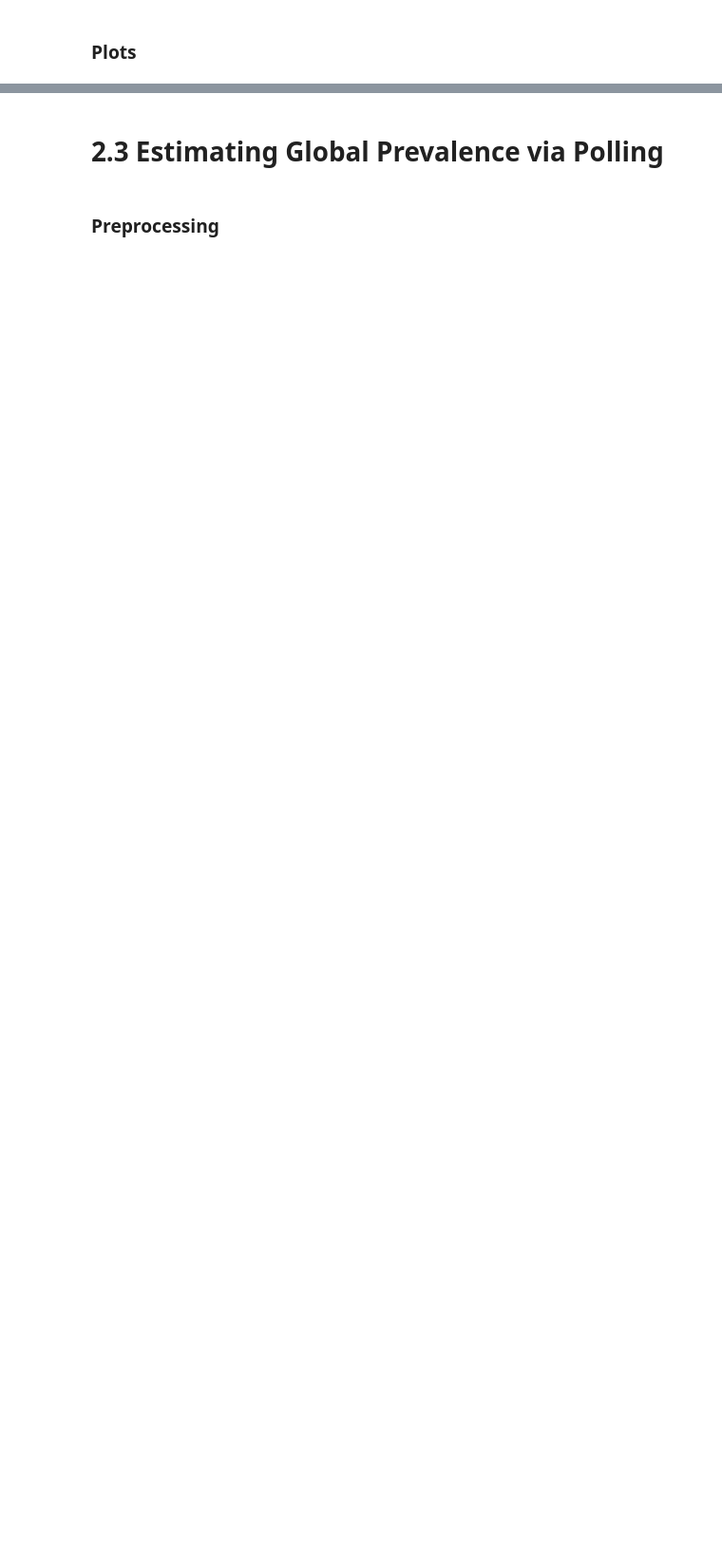
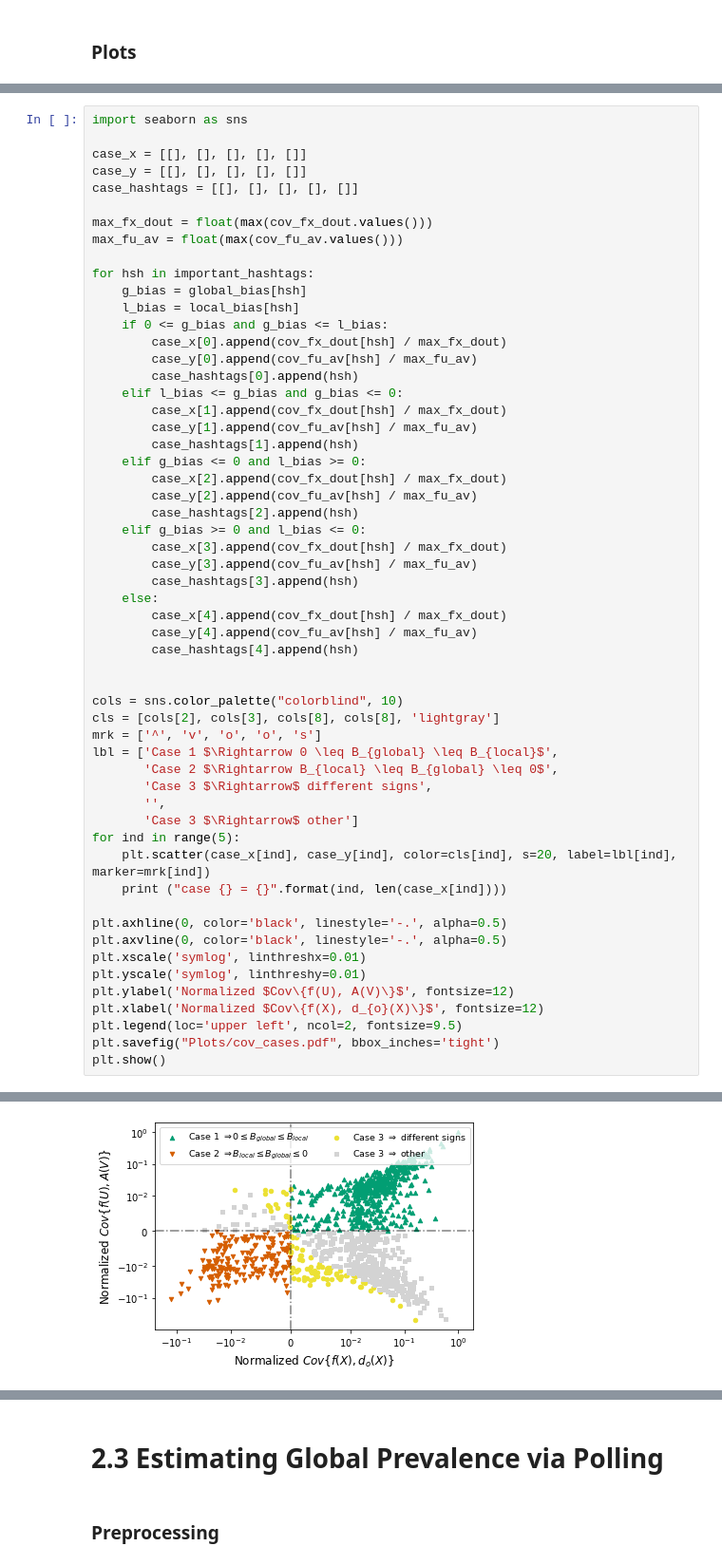
Before and after one commit to ninoch/perception_bias, a Jupyter notebook: Friendship Paradox Biases Perceptions in Directed Networks.ipynb, the cells around one changed output, grey strips where cells are left out. Shown at 95% size. Drawn from its saved outputs; the diff is of its cells as text; blank space fills up the shorter version.

```diff
--- a/Friendship Paradox Biases Perceptions in Directed Networks.ipynb
+++ b/Friendship Paradox Biases Perceptions in Directed Networks.ipynb
@@ -317,0 +445,57 @@ plt.show()
+# %%
+import seaborn as sns
+
+case_x = [[], [], [], [], []]
+case_y = [[], [], [], [], []]
+case_hashtags = [[], [], [], [], []]
+
+max_fx_dout = float(max(cov_fx_dout.values()))
+max_fu_av = float(max(cov_fu_av.values()))
+
+for hsh in important_hashtags:
+    g_bias = global_bias[hsh]
+    l_bias = local_bias[hsh]
+    if 0 <= g_bias and g_bias <= l_bias:
+        case_x[0].append(cov_fx_dout[hsh] / max_fx_dout)
+        case_y[0].append(cov_fu_av[hsh] / max_fu_av)
+        case_hashtags[0].append(hsh)
+    elif l_bias <= g_bias and g_bias <= 0:
+        case_x[1].append(cov_fx_dout[hsh] / max_fx_dout)
+        case_y[1].append(cov_fu_av[hsh] / max_fu_av)
+        case_hashtags[1].append(hsh)
+    elif g_bias <= 0 and l_bias >= 0:
+        case_x[2].append(cov_fx_dout[hsh] / max_fx_dout)
+        case_y[2].append(cov_fu_av[hsh] / max_fu_av)
+        case_hashtags[2].append(hsh)
+    elif g_bias >= 0 and l_bias <= 0:
+        case_x[3].append(cov_fx_dout[hsh] / max_fx_dout)
+        case_y[3].append(cov_fu_av[hsh] / max_fu_av)
+        case_hashtags[3].append(hsh)
+    else:
+        case_x[4].append(cov_fx_dout[hsh] / max_fx_dout)
+        case_y[4].append(cov_fu_av[hsh] / max_fu_av)
+        case_hashtags[4].append(hsh)
+
+
+cols = sns.color_palette("colorblind", 10)
+cls = [cols[2], cols[3], cols[8], cols[8], 'lightgray']
+mrk = ['^', 'v', 'o', 'o', 's']
+lbl = ['Case 1 $\Rightarrow 0 \leq B_{global} \leq B_{local}$',
+       'Case 2 $\Rightarrow B_{local} \leq B_{global} \leq 0$',
+       'Case 3 $\Rightarrow$ different signs',
+       '',
+       'Case 3 $\Rightarrow$ other']
+for ind in range(5):
+    plt.scatter(case_x[ind], case_y[ind], color=cls[ind], s=20, label=lbl[ind], marker=mrk[ind])
+    print ("case {} = {}".format(ind, len(case_x[ind])))
+
+plt.axhline(0, color='black', linestyle='-.', alpha=0.5)
+plt.axvline(0, color='black', linestyle='-.', alpha=0.5)
+plt.xscale('symlog', linthreshx=0.01)
+plt.yscale('symlog', linthreshy=0.01)
+plt.ylabel('Normalized $Cov\{f(U), A(V)\}$', fontsize=12)
+plt.xlabel('Normalized $Cov\{f(X), d_{o}(X)\}$', fontsize=12)
+plt.legend(loc='upper left', ncol=2, fontsize=9.5)
+plt.savefig("Plots/cov_cases.pdf", bbox_inches='tight')
+plt.show()
+# %% [output]
@@ -317,0 +507 @@ plt.show()
+[figure, added]
```
Also changed, not shown: parts of 34 cells of this notebook.
